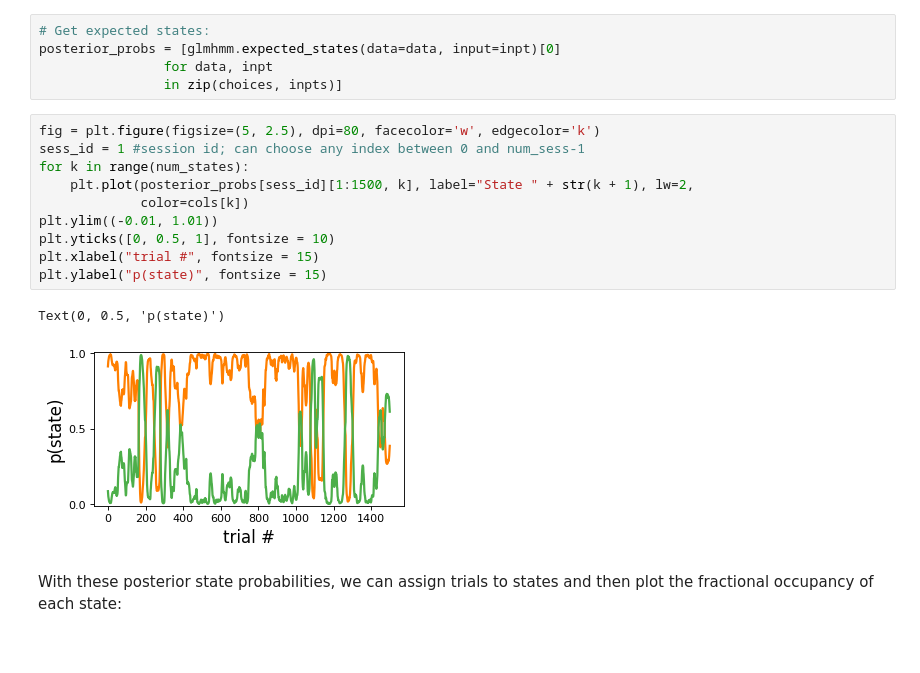
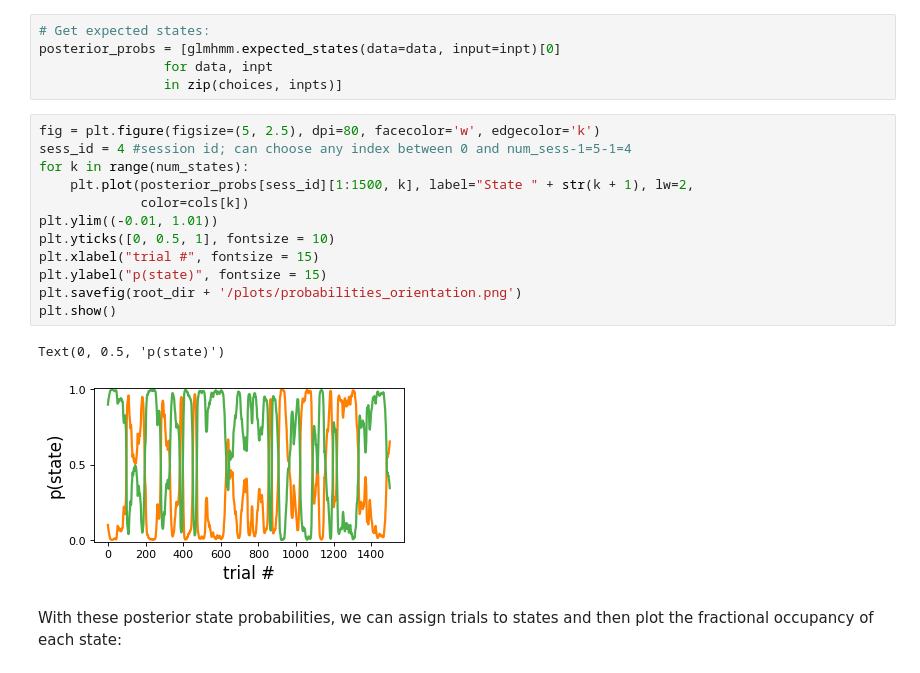
Before and after one commit to cocoltre/Visual-Perception, a Jupyter notebook: GLM_HMM_predictive_templates.ipynb, the cells around one changed output. Saved outputs shown, nothing was run; the diff lists cells and outputs as text.

```diff
--- a/GLM_HMM_predictive_templates.ipynb
+++ b/GLM_HMM_predictive_templates.ipynb
@@ -418,17 +428,19 @@ posterior_probs = [glmhmm.expected_states(data=data, input=inpt)[0]
                 in zip(choices, inpts)]
 # %%
 fig = plt.figure(figsize=(5, 2.5), dpi=80, facecolor='w', edgecolor='k')
-sess_id = 1 #session id; can choose any index between 0 and num_sess-1
+sess_id = 4 #session id; can choose any index between 0 and num_sess-1=5-1=4
 for k in range(num_states):
     plt.plot(posterior_probs[sess_id][1:1500, k], label="State " + str(k + 1), lw=2,
              color=cols[k])
 plt.ylim((-0.01, 1.01))
 plt.yticks([0, 0.5, 1], fontsize = 10)
 plt.xlabel("trial #", fontsize = 15)
 plt.ylabel("p(state)", fontsize = 15)
+plt.savefig(root_dir + '/plots/probabilities_orientation.png')
+plt.show()
 # %% [output]
 Text(0, 0.5, 'p(state)')
-[figure, old version]
+[figure, new version]
 # %% [markdown]
 With these posterior state probabilities, we can assign trials to states and then plot the fractional occupancy of each state:
 # %%
```
Also changed, not shown: parts of 5 cells of this notebook.
